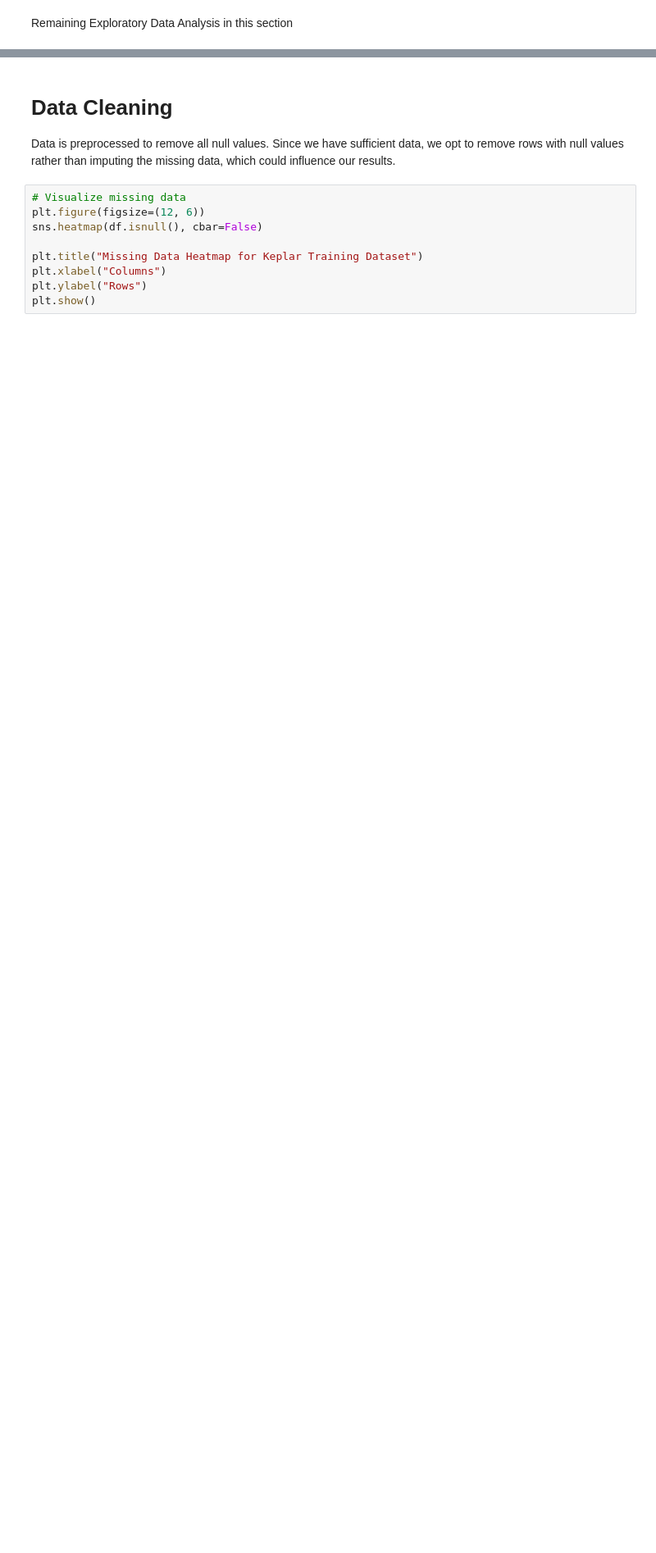
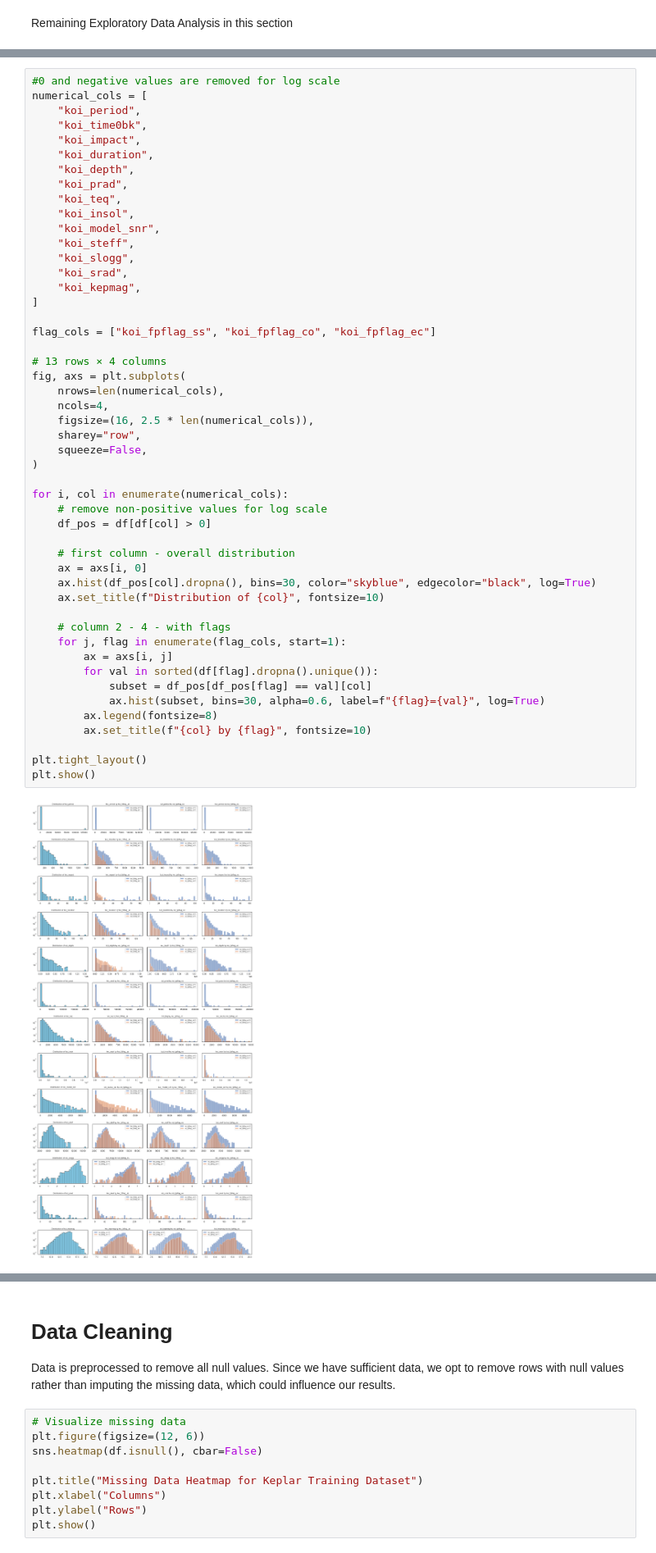
Before and after one commit to lily-swan/DS-9000-project, a Jupyter notebook: analysis.ipynb, the cells around one changed output, grey strips where cells are left out. Shown at 82% size. Drawn from its saved outputs; the diff is of its cells as text; blank space fills up the shorter version.

```diff
--- a/analysis.ipynb
+++ b/analysis.ipynb
@@ -261,0 +417,51 @@ Remaining Exploratory Data Analysis in this section
+# %%
+#0 and negative values are removed for log scale
+numerical_cols = [
+    "koi_period",
+    "koi_time0bk",
+    "koi_impact",
+    "koi_duration",
+    "koi_depth",
+    "koi_prad",
+    "koi_teq",
+    "koi_insol",
+    "koi_model_snr",
+    "koi_steff",
+    "koi_slogg",
+    "koi_srad",
+    "koi_kepmag",
+]
+
+flag_cols = ["koi_fpflag_ss", "koi_fpflag_co", "koi_fpflag_ec"]
+
+# 13 rows × 4 columns
+fig, axs = plt.subplots(
+    nrows=len(numerical_cols),
+    ncols=4,
+    figsize=(16, 2.5 * len(numerical_cols)),
+    sharey="row",
+    squeeze=False,
+)
+
+for i, col in enumerate(numerical_cols):
+    # remove non-positive values for log scale
+    df_pos = df[df[col] > 0]
+
+    # first column - overall distribution
+    ax = axs[i, 0]
+    ax.hist(df_pos[col].dropna(), bins=30, color="skyblue", edgecolor="black", log=True)
+    ax.set_title(f"Distribution of {col}", fontsize=10)
+
+    # column 2 - 4 - with flags
+    for j, flag in enumerate(flag_cols, start=1):
+        ax = axs[i, j]
+        for val in sorted(df[flag].dropna().unique()):
+            subset = df_pos[df_pos[flag] == val][col]
+            ax.hist(subset, bins=30, alpha=0.6, label=f"{flag}={val}", log=True)
+        ax.legend(fontsize=8)
+        ax.set_title(f"{col} by {flag}", fontsize=10)
+
+plt.tight_layout()
+plt.show()
+# %% [output]
+[figure, added]
```
Also changed, not shown: parts of 7 cells of this notebook, 1 other file.
